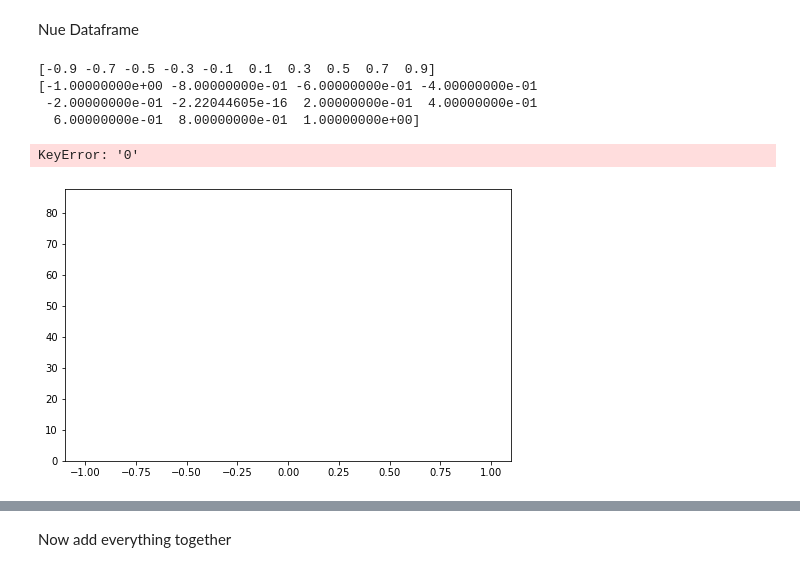
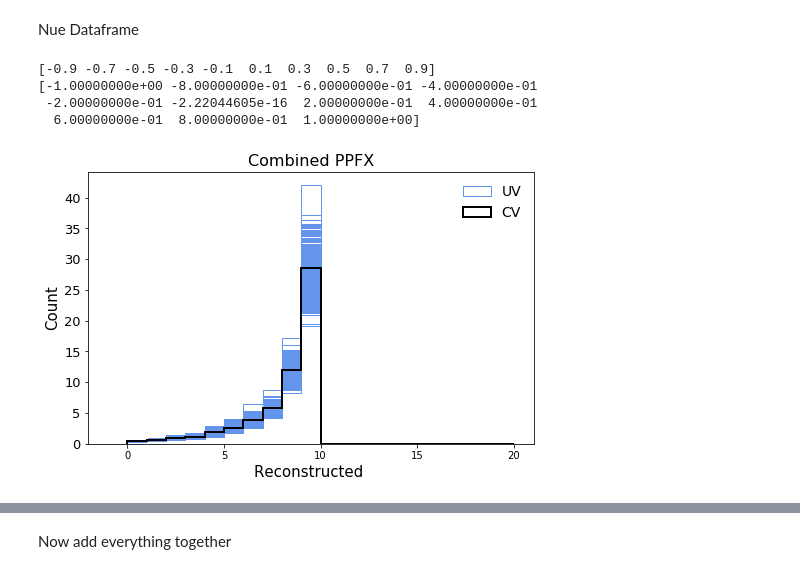
Before and after one commit to afm1g15/PELEE, a Jupyter notebook: Batch_Plot_Construction_Alex_AngleDiff_WithSelection.ipynb, the cells around one changed output, grey strips where cells are left out. Drawn from its saved outputs; the diff is of its cells as text; code cells hidden in the pictures.

```diff
--- a/Batch_Plot_Construction_Alex_AngleDiff_WithSelection.ipynb
+++ b/Batch_Plot_Construction_Alex_AngleDiff_WithSelection.ipynb
@@ -5723,7 +6678,7 @@ weightss_tot = combine_dicts(weightss)
 numu_allsel_fig = plt.figure(figsize=(8, 7))
 numu_allsel_gs = gridspec.GridSpec(2, 1, height_ratios=[2, 1])
 numu_allsel_ax1 = plt.subplot(numu_allsel_gs[0])
-#numu_allsel_ax1.set_xlim([0, 5])
+numu_allsel_ax1.set_xlim([-1, 1])
 labels = [
             "%s: %.1f" % (category_labels[int(c)], sum(weightss_tot[0][str(c)])) \
             if sum(weightss_tot[0][str(c)]) else ""
@@ -6037,6 +7058,7 @@ if isCombined == False:
 
     numu_mc_sigsel_stat_errs = np.array(numu_mc_sigsel_stat_errs)
     numu_mc_notsigsel_stat_errs = np.array(numu_mc_notsigsel_stat_errs)
+    numu_nue_stat_errs = np.array(numu_nue_stat_errs)
     numu_dirt_stat_errs = np.array(numu_dirt_stat_errs)
     numu_ext_stat_errs = np.array(numu_ext_stat_errs)
 
@@ -6051,6 +7073,7 @@ elif isCombined == True:
 
     numu_mc_sigsel_stat_errs_run1 = np.array(numu_mc_sigsel_stat_errs_run1)
     numu_mc_notsigsel_stat_errs_run1 = np.array(numu_mc_notsigsel_stat_errs_run1)
+    numu_nue_stat_errs_run1 = np.array(numu_nue_stat_errs_run1)
     numu_dirt_stat_errs_run1 = np.array(numu_dirt_stat_errs_run1)
     numu_ext_stat_errs_run1 = np.array(numu_ext_stat_errs_run1)
 
@@ -6065,6 +7088,7 @@ elif isCombined == True:
 
     numu_mc_sigsel_stat_errs_run3 = np.array(numu_mc_sigsel_stat_errs_run3)
     numu_mc_notsigsel_stat_errs_run3 = np.array(numu_mc_notsigsel_stat_errs_run3)
+    numu_nue_stat_errs_run3 = np.array(numu_nue_stat_errs_run3)
     numu_dirt_stat_errs_run3 = np.array(numu_dirt_stat_errs_run3)
     numu_ext_stat_errs_run3 = np.array(numu_ext_stat_errs_run3)
 
@@ -6723,5 +7946,7 @@ Systematics
 isRun3 = False
 
 #to use both Run1 and Run3
-isCombined = True
+isCombined = False
+
+ending = "Sept19"
 # %%
@@ -8505,32 +10014,29 @@ bin_centers_full = np.arange(0.25, 20.25, 1)
 
 fig = plt.figure(figsize=(8, 5))
 
+zeros = [0]*10
 
-
-for variation in nue_dirt_geo_detvar_dict.keys():
+for variation in numu_dirt_geo_detvar_dict.keys():
 
     if variation == 'CV':
         continue
 
     if n==0:
-        nue = plt.hist(bin_centers, bins, histtype='step', weights=nue_dirt_geo_detvar_dict[variation],
-             linewidth=1, color='white')
+        #nue = plt.hist(bin_centers, bins, histtype='step', weights=nue_dirt_geo_detvar_dict[variation],
+        #     linewidth=1, color='white')
         numu = plt.hist(bin_centers, bins, histtype='step', weights=numu_dirt_geo_detvar_dict[variation],
              linewidth=1, color='white')
-        nue_numu = np.concatenate((nue[0], numu[0]), axis=0)
-        print(len(nue_numu))
-        print(len(bin_centers_full))
-        print(len(bins_full))
+        nue_numu = np.concatenate((zeros, numu[0]), axis=0)
         full = plt.hist(bin_centers_full, bins_full, histtype='step', weights=nue_numu,
              linewidth=1, color='cornflowerblue', label='UV')
         fullvar_dict[variation] = list(full[0])
 
     else:
-        nue = plt.hist(bin_centers, bins, histtype='step', weights=nue_dirt_geo_detvar_dict[variation],
-             linewidth=1, color='white')
+        #nue = plt.hist(bin_centers, bins, histtype='step', weights=nue_dirt_geo_detvar_dict[variation],
+        #     linewidth=1, color='white')
         numu = plt.hist(bin_centers, bins, histtype='step', weights=numu_dirt_geo_detvar_dict[variation],
              linewidth=1, color='white')
-        nue_numu = np.concatenate((nue[0], numu[0]), axis=0)
+        nue_numu = np.concatenate((zeros, numu[0]), axis=0)
         full = plt.hist(bin_centers_full, bins_full, histtype='step', weights=nue_numu,
              linewidth=1, color='cornflowerblue')
         fullvar_dict[variation] = list(full[0])
@@ -8662,6 +10184,7 @@ bin_centers_full = np.arange(0.25, 20.25, 1)
 
 fig = plt.figure(figsize=(8, 5))
 
+zeros = [0]*10
 
 
 for variation in nue_nue_ppfx_detvar_dict.keys():
@@ -8672,12 +10195,9 @@ for variation in nue_nue_ppfx_detvar_dict.keys():
     if n==0:
         nue = plt.hist(bin_centers, bins, histtype='step', weights=nue_nue_ppfx_detvar_dict[variation],
              linewidth=1, color='white')
-        numu = plt.hist(bin_centers, bins, histtype='step', weights=numu_nue_ppfx_detvar_dict[variation],
-             linewidth=1, color='white')
-        nue_numu = np.concatenate((nue[0], numu[0]), axis=0)
-        print(len(nue_numu))
-        print(len(bin_centers_full))
-        print(len(bins_full))
+        #numu = plt.hist(bin_centers, bins, histtype='step', weights=numu_nue_ppfx_detvar_dict[variation],
+        #     linewidth=1, color='white')
+        nue_numu = np.concatenate((nue[0], zeros), axis=0)
         full = plt.hist(bin_centers_full, bins_full, histtype='step', weights=nue_numu,
              linewidth=1, color='cornflowerblue', label='UV')
         fullvar_dict[variation] = list(full[0])
@@ -8685,9 +10205,9 @@ for variation in nue_nue_ppfx_detvar_dict.keys():
     else:
         nue = plt.hist(bin_centers, bins, histtype='step', weights=nue_nue_ppfx_detvar_dict[variation],
              linewidth=1, color='white')
-        numu = plt.hist(bin_centers, bins, histtype='step', weights=numu_nue_ppfx_detvar_dict[variation],
-             linewidth=1, color='white')
-        nue_numu = np.concatenate((nue[0], numu[0]), axis=0)
+       # numu = plt.hist(bin_centers, bins, histtype='step', weights=numu_nue_ppfx_detvar_dict[variation],
+       #      linewidth=1, color='white')
+        nue_numu = np.concatenate((nue[0], zeros), axis=0)
         full = plt.hist(bin_centers_full, bins_full, histtype='step', weights=nue_numu,
              linewidth=1, color='cornflowerblue')
         fullvar_dict[variation] = list(full[0])
@@ -8699,35 +10219,34 @@ nue = plt.hist(bin_centers, bins, histtype='step',
                  weights=nue_nue_ppfx_detvar_dict['CV'], color='white')
 
 
 numu = plt.hist(bin_centers, bins, histtype='step',
                  weights=numu_nue_ppfx_detvar_dict['CV'], color='white')
 
 nue_numu = np.concatenate((nue[0], numu[0]), axis=0)
 full = plt.hist(bin_centers_full, bins_full, histtype='step',
                  weights=nue_numu, color='black', label='CV', linewidth=2)
 fullvar_dict["CV"] = list(full[0])
 
 ##########################################
 
 plt.title('Combined PPFX', fontsize=16)
 
 plt.ylabel('Count' , fontsize=15)
 plt.xlabel("Reconstructed ", fontsize=15)
 
 #plt.xticks(x_ticks, fontsize=13)
 plt.yticks(fontsize=13)
 
 plt.legend(frameon=False, fontsize=14)
 #plt.ylim((0,25))
 
 plt.show()
 # %% [output]
 [-0.9 -0.7 -0.5 -0.3 -0.1  0.1  0.3  0.5  0.7  0.9]
 [-1.00000000e+00 -8.00000000e-01 -6.00000000e-01 -4.00000000e-01
  -2.00000000e-01 -2.22044605e-16  2.00000000e-01  4.00000000e-01
   6.00000000e-01  8.00000000e-01  1.00000000e+00]
-KeyError: '0'
-[figure, old version]
+[figure, new version]
 # %%
 bins = bins_full
 print(bins_full)
```
Also changed, not shown: parts of 129 cells of this notebook, 23 other files.
